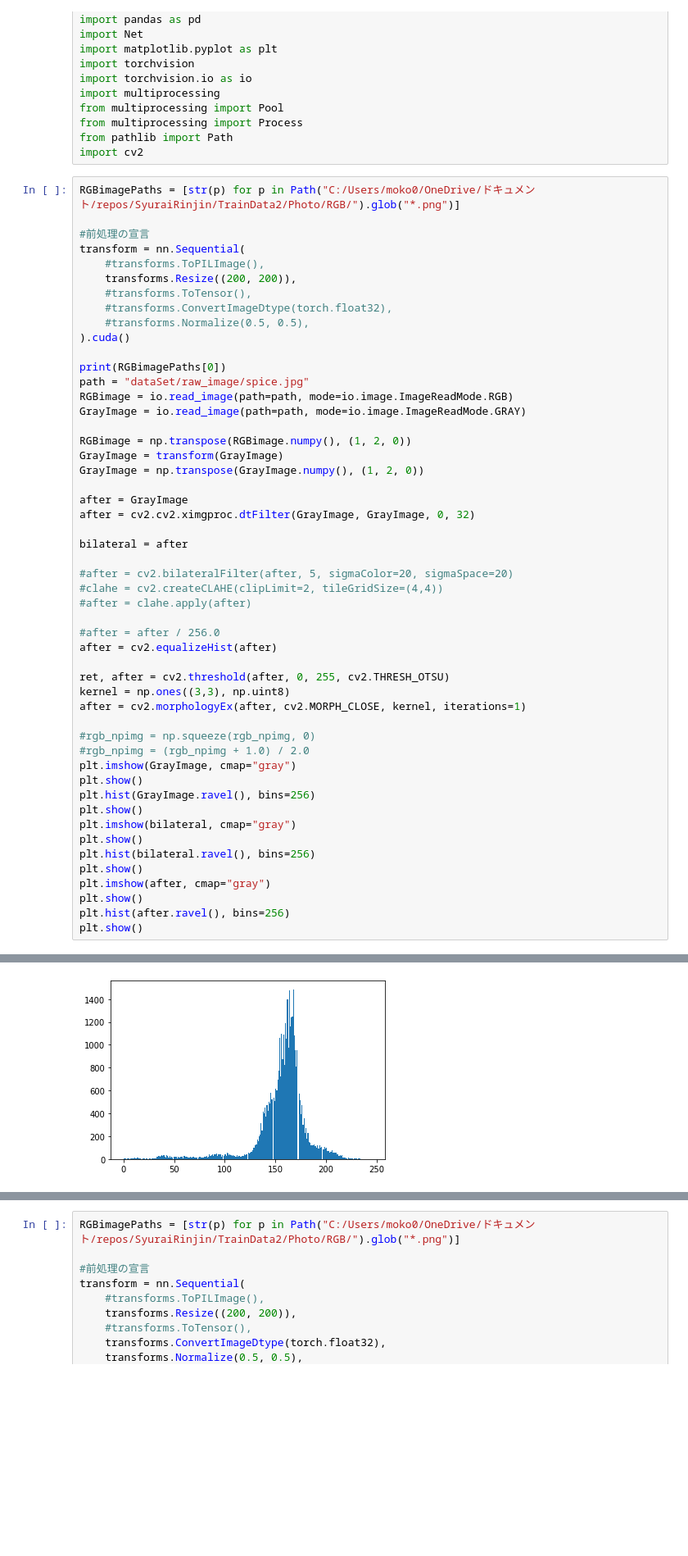
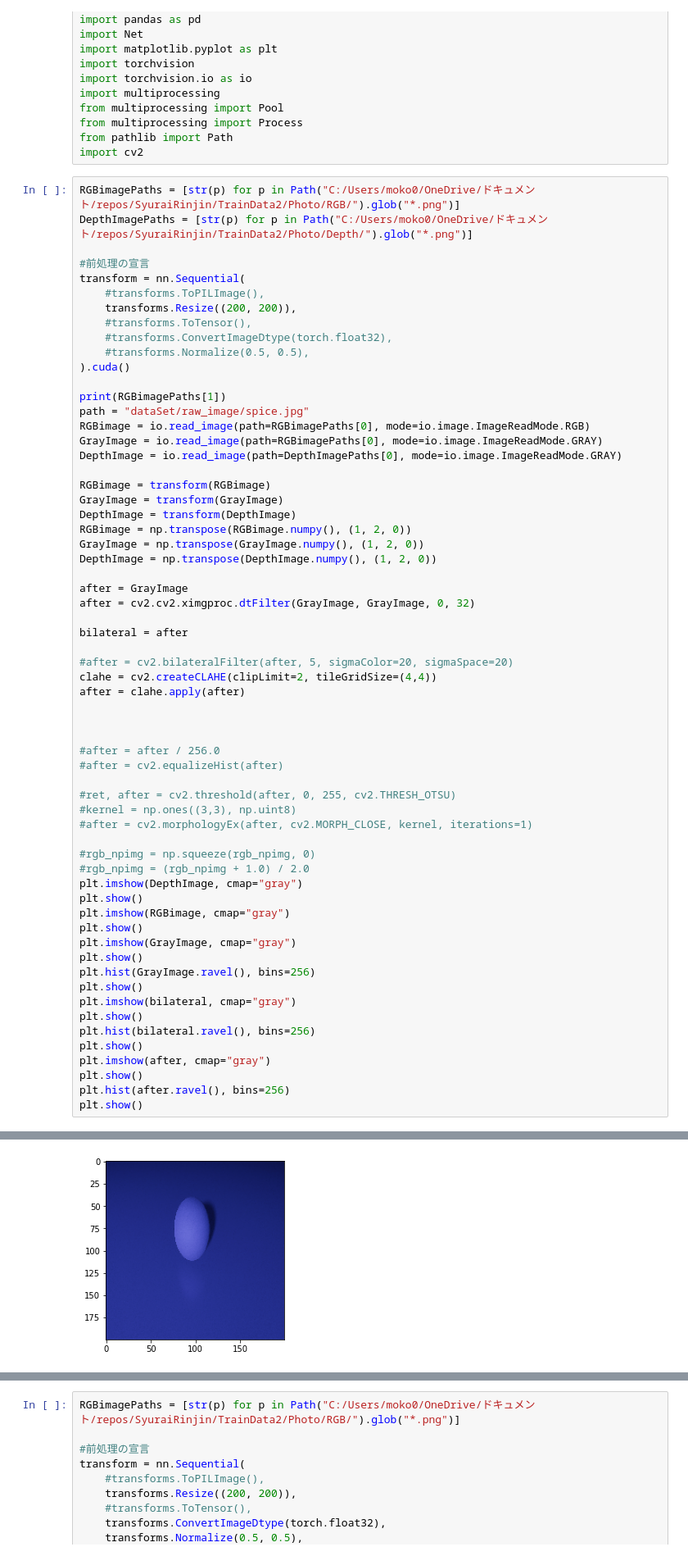
Before and after one commit to reityerukohaku2/LightPosEstimate, a Jupyter notebook: lightPos.ipynb, the cells around one changed output, grey strips where cells are left out. Shown at 82% size. Drawn from its saved outputs; the diff is of its cells as text; blank space fills up the shorter version.

```diff
--- a/lightPos.ipynb
+++ b/lightPos.ipynb
@@ -24,6 +24,7 @@ from pathlib import Path
 import cv2
 # %%
 RGBimagePaths = [str(p) for p in Path("C:/Users/moko0/OneDrive/ドキュメント/repos/SyuraiRinjin/TrainData2/Photo/RGB/").glob("*.png")]
+DepthImagePaths = [str(p) for p in Path("C:/Users/moko0/OneDrive/ドキュメント/repos/SyuraiRinjin/TrainData2/Photo/Depth/").glob("*.png")]
 
 #前処理の宣言
 transform = nn.Sequential(
@@ -34,14 +35,18 @@ transform = nn.Sequential(
     #transforms.Normalize(0.5, 0.5),
 ).cuda()
 
-print(RGBimagePaths[0])
+print(RGBimagePaths[1])
 path = "dataSet/raw_image/spice.jpg"
-RGBimage = io.read_image(path=path, mode=io.image.ImageReadMode.RGB)
-GrayImage = io.read_image(path=path, mode=io.image.ImageReadMode.GRAY)
+RGBimage = io.read_image(path=RGBimagePaths[0], mode=io.image.ImageReadMode.RGB)
+GrayImage = io.read_image(path=RGBimagePaths[0], mode=io.image.ImageReadMode.GRAY)
+DepthImage = io.read_image(path=DepthImagePaths[0], mode=io.image.ImageReadMode.GRAY)
 
+RGBimage = transform(RGBimage)
+GrayImage = transform(GrayImage)
+DepthImage = transform(DepthImage)
 RGBimage = np.transpose(RGBimage.numpy(), (1, 2, 0))
-GrayImage = transform(GrayImage)
 GrayImage = np.transpose(GrayImage.numpy(), (1, 2, 0))
+DepthImage = np.transpose(DepthImage.numpy(), (1, 2, 0))
 
 after = GrayImage
 after = cv2.cv2.ximgproc.dtFilter(GrayImage, GrayImage, 0, 32)
@@ -49,18 +54,24 @@ after = cv2.cv2.ximgproc.dtFilter(GrayImage, GrayImage, 0, 32)
 bilateral = after
 
 #after = cv2.bilateralFilter(after, 5, sigmaColor=20, sigmaSpace=20)
-#clahe = cv2.createCLAHE(clipLimit=2, tileGridSize=(4,4))
-#after = clahe.apply(after)
+clahe = cv2.createCLAHE(clipLimit=2, tileGridSize=(4,4))
+after = clahe.apply(after)
+
+
 
 #after = after / 256.0
-after = cv2.equalizeHist(after)
+#after = cv2.equalizeHist(after)
 
-ret, after = cv2.threshold(after, 0, 255, cv2.THRESH_OTSU)
-kernel = np.ones((3,3), np.uint8)
-after = cv2.morphologyEx(after, cv2.MORPH_CLOSE, kernel, iterations=1)
+#ret, after = cv2.threshold(after, 0, 255, cv2.THRESH_OTSU)
+#kernel = np.ones((3,3), np.uint8)
+#after = cv2.morphologyEx(after, cv2.MORPH_CLOSE, kernel, iterations=1)
 
 #rgb_npimg = np.squeeze(rgb_npimg, 0)
 #rgb_npimg = (rgb_npimg + 1.0) / 2.0
+plt.imshow(DepthImage, cmap="gray")
+plt.show()
+plt.imshow(RGBimage, cmap="gray")
+plt.show()
 plt.imshow(GrayImage, cmap="gray")
 plt.show()
 plt.hist(GrayImage.ravel(), bins=256)
@@ -79 +90 @@ C:\Users\moko0\OneDrive\ドキュメント\repos\SyuraiRinjin\TrainData2\Photo\R
-[figure, old version]
+[figure, new version]
```
Also changed, not shown: parts of 1 cell of this notebook, 1 other file.
